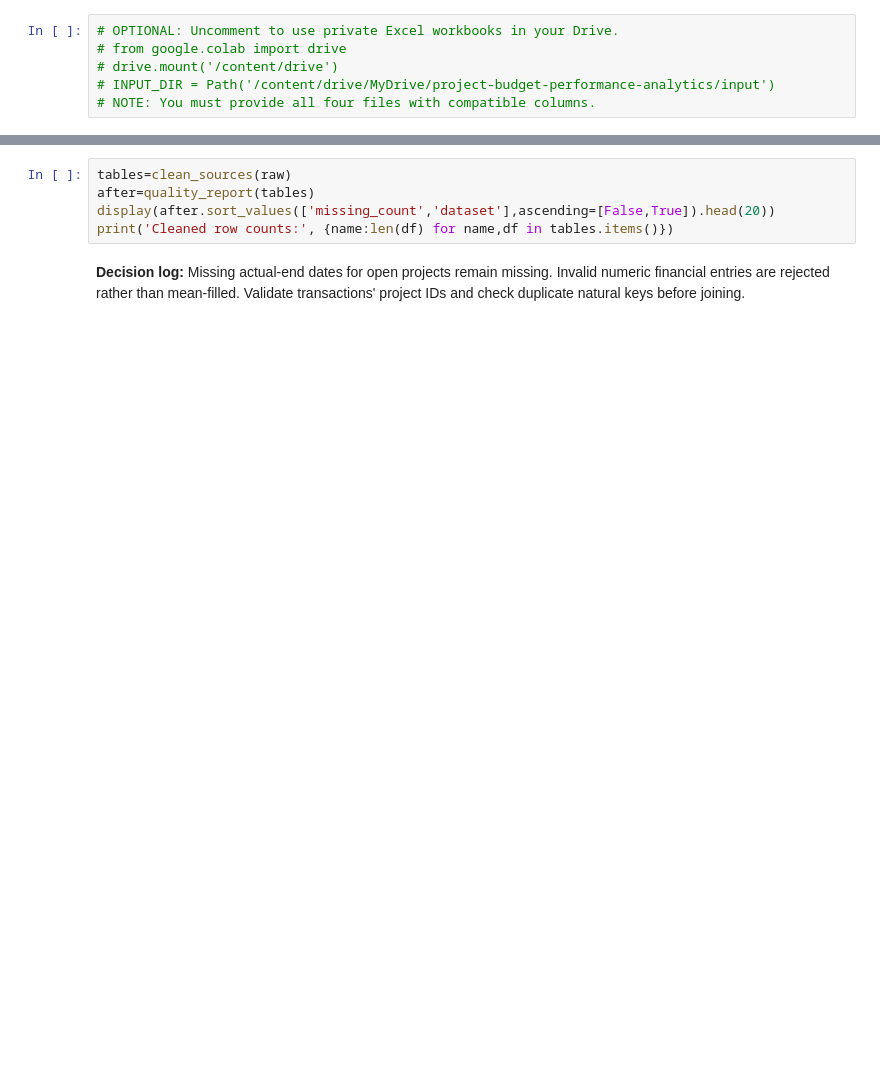
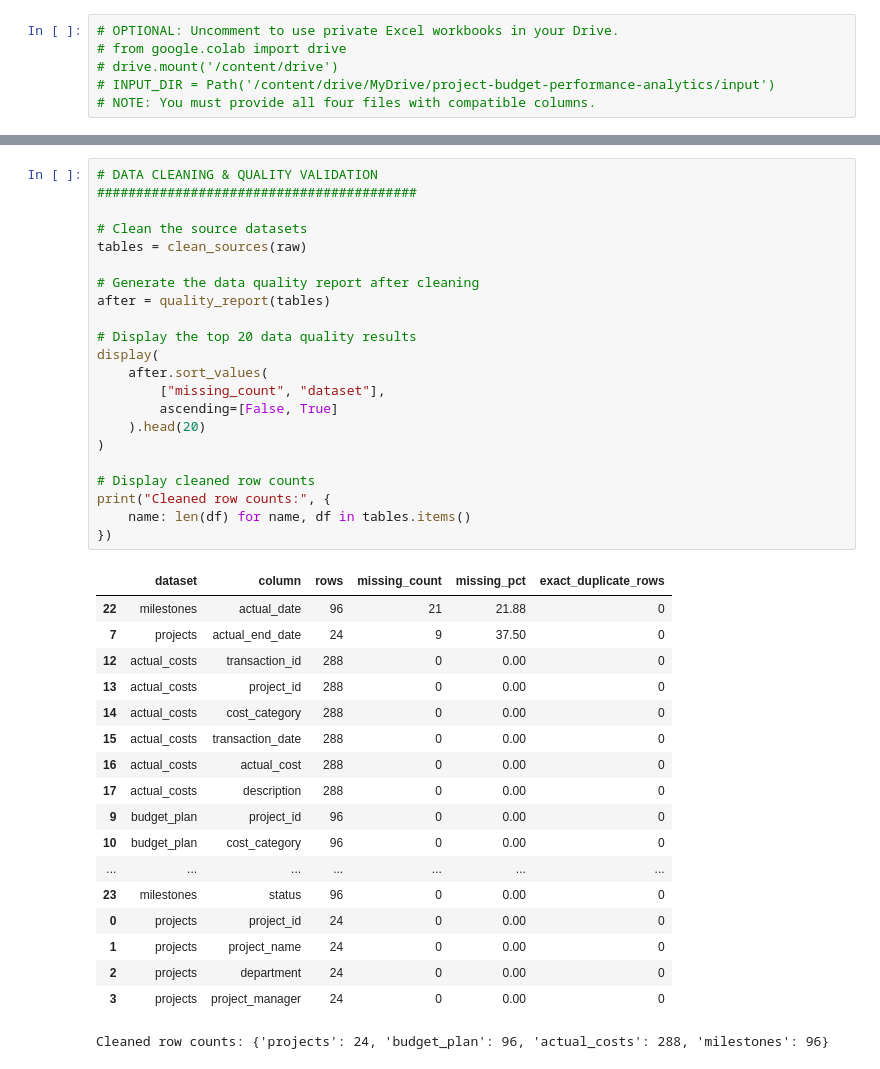
Before and after one commit to MayerAnnamaria/python-business-analytics-project, a Jupyter notebook: notebooks/02_data_cleaning.ipynb, the cells around one changed output, grey strips where cells are left out. Cells and saved outputs as stored; diff of their text form; blank space fills up the shorter version.

```diff
--- a/notebooks/02_data_cleaning.ipynb
+++ b/notebooks/02_data_cleaning.ipynb
@@ -34,7 +72,41 @@ print('Duplicate rows by source:',{name:int(df.duplicated().sum()) for name,df i
 # %%
-tables=clean_sources(raw)
-after=quality_report(tables)
-display(after.sort_values(['missing_count','dataset'],ascending=[False,True]).head(20))
-print('Cleaned row counts:', {name:len(df) for name,df in tables.items()})
+# DATA CLEANING & QUALITY VALIDATION
+#########################################
+
+# Clean the source datasets
+tables = clean_sources(raw)
+
+# Generate the data quality report after cleaning
+after = quality_report(tables)
+
+# Display the top 20 data quality results
+display(
+    after.sort_values(
+        ["missing_count", "dataset"],
+        ascending=[False, True]
+    ).head(20)
+)
+
+# Display cleaned row counts
+print("Cleaned row counts:", {
+    name: len(df) for name, df in tables.items()
+})
+# %% [output]
+|  | dataset | column | rows | missing_count | missing_pct | exact_duplicate_rows |
+| 22 | milestones | actual_date | 96 | 21 | 21.88 | 0 |
+| 7 | projects | actual_end_date | 24 | 9 | 37.50 | 0 |
+| 12 | actual_costs | transaction_id | 288 | 0 | 0.00 | 0 |
+| 13 | actual_costs | project_id | 288 | 0 | 0.00 | 0 |
+| 14 | actual_costs | cost_category | 288 | 0 | 0.00 | 0 |
+| 15 | actual_costs | transaction_date | 288 | 0 | 0.00 | 0 |
+| 16 | actual_costs | actual_cost | 288 | 0 | 0.00 | 0 |
+| 17 | actual_costs | description | 288 | 0 | 0.00 | 0 |
+| 9 | budget_plan | project_id | 96 | 0 | 0.00 | 0 |
+| 10 | budget_plan | cost_category | 96 | 0 | 0.00 | 0 |
+| ... | ... | ... | ... | ... | ... | ... |
+| 23 | milestones | status | 96 | 0 | 0.00 | 0 |
+| 0 | projects | project_id | 24 | 0 | 0.00 | 0 |
+| 1 | projects | project_name | 24 | 0 | 0.00 | 0 |
+| 2 | projects | department | 24 | 0 | 0.00 | 0 |
+| 3 | projects | project_manager | 24 | 0 | 0.00 | 0 |
+Cleaned row counts: {'projects': 24, 'budget_plan': 96, 'actual_costs': 288, 'milestones': 96}
-# %% [markdown]
-**Decision log:** Missing actual-end dates for open projects remain missing. Invalid numeric financial entries are rejected rather than mean-filled. Validate transactions' project IDs and check duplicate natural keys before joining.
```
Also changed, not shown: parts of 3 cells of this notebook.
